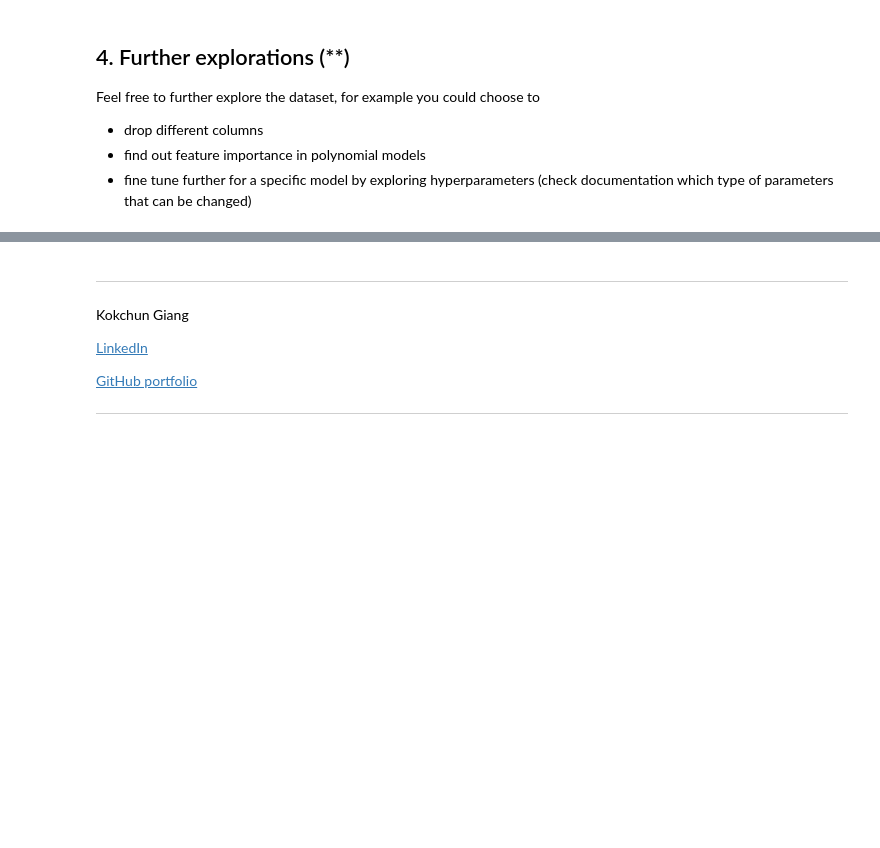
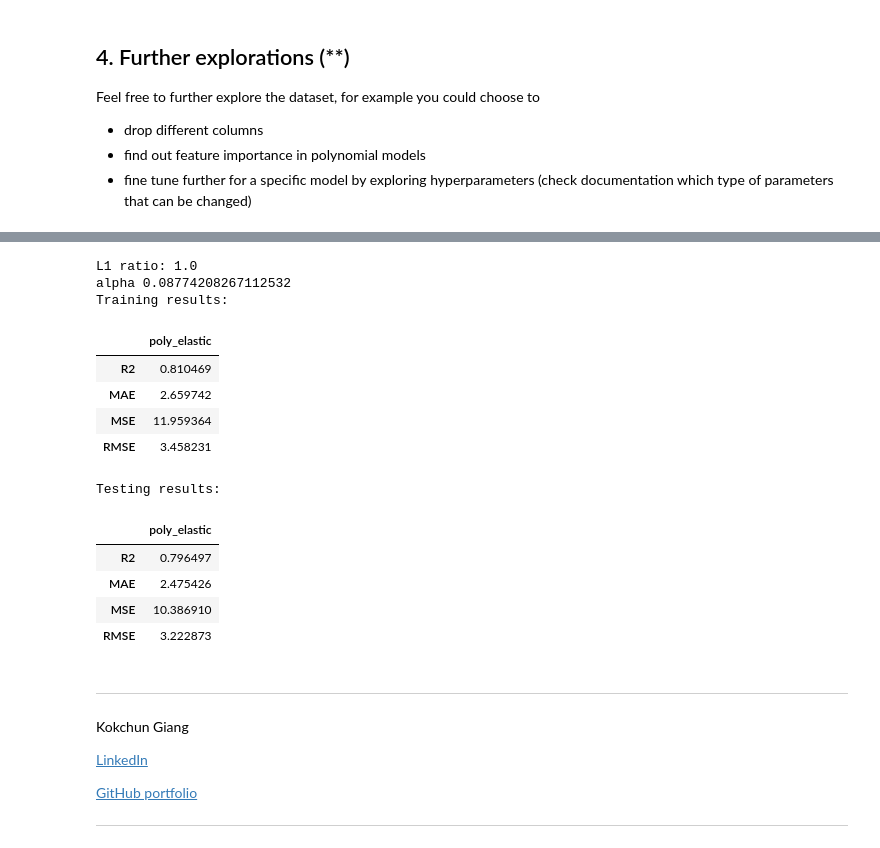
Before and after one commit to AlbotGoodman/machine-learning, a Jupyter notebook: Exercises/E01_sklearn.ipynb, the cells around one changed output, grey strips where cells are left out. Saved outputs shown, nothing was run; the diff lists cells and outputs as text; code cells hidden in the pictures; blank space fills up the shorter version.

```diff
--- a/Exercises/E01_sklearn.ipynb
+++ b/Exercises/E01_sklearn.ipynb
@@ -315,3 +317,73 @@ Feel free to further explore the dataset, for example you could choose to
+# %%
+from sklearn.linear_model import ElasticNetCV
+
+
+def plr(X_train, y_train, X_test, y_test, degree=1, std=False, reg=False):
+
+    import numpy as np
+    from sklearn.preprocessing import PolynomialFeatures
+    from sklearn.linear_model import LinearRegression
+
+    if std == True:
+        X_train, X_test = standardise(X_train, X_test)
+
+    poly = PolynomialFeatures(degree=degree, include_bias=False)
+    X_train = poly.fit_transform(X_train)
+    X_test = poly.transform(X_test)
+
+    if reg == True:
+        ratios = [0.1, 0.5, 0.7, 0.9, 1.0]
+        model = ElasticNetCV(
+            l1_ratio=ratios,
+            eps = 0.001,
+            n_alphas = 100,
+            max_iter=10000)
+        model.fit(X_train, y_train)
+        print(f"L1 ratio: {model.l1_ratio_}")
+        print(f"alpha {model.alpha_}")
+
+    else:
+        model = LinearRegression()
+
+    model.fit(X_train, y_train)
+    y_hat_train = model.predict(X_train)
+    y_hat_test = model.predict(X_test)
+
+    train_eval = evaluate(y_train, y_hat_train)
+    test_eval = evaluate(y_test, y_hat_test)
+
+    return (train_eval, test_eval)
+
+
+metrics = plr(X_train, y_train, X_test, y_test, degree=1, std=True, reg=True)
+
+cols = [key for key in metrics[0].keys()]
+rows = ["poly_elastic"]
+results_train = pd.DataFrame(columns=rows, index=cols)
+results_test = pd.DataFrame(columns=rows, index=cols)
+for model_name, model_results in zip(rows, [metrics]):
+    results_train[model_name] = pd.Series(model_results[0])
+    results_test[model_name] = pd.Series(model_results[1])
+
+print("Training results:")
+display(results_train)
+print("Testing results:")
+display(results_test)
+# %% [output]
+L1 ratio: 1.0
+alpha 0.08774208267112532
+Training results:
+|  | poly_elastic |
+| R2 | 0.810469 |
+| MAE | 2.659742 |
+| MSE | 11.959364 |
+| RMSE | 3.458231 |
+Testing results:
+|  | poly_elastic |
+| R2 | 0.796497 |
+| MAE | 2.475426 |
+| MSE | 10.386910 |
+| RMSE | 3.222873 |
 # %% [markdown]
 ---
 
```
Also changed, not shown: parts of 5 cells of this notebook.
